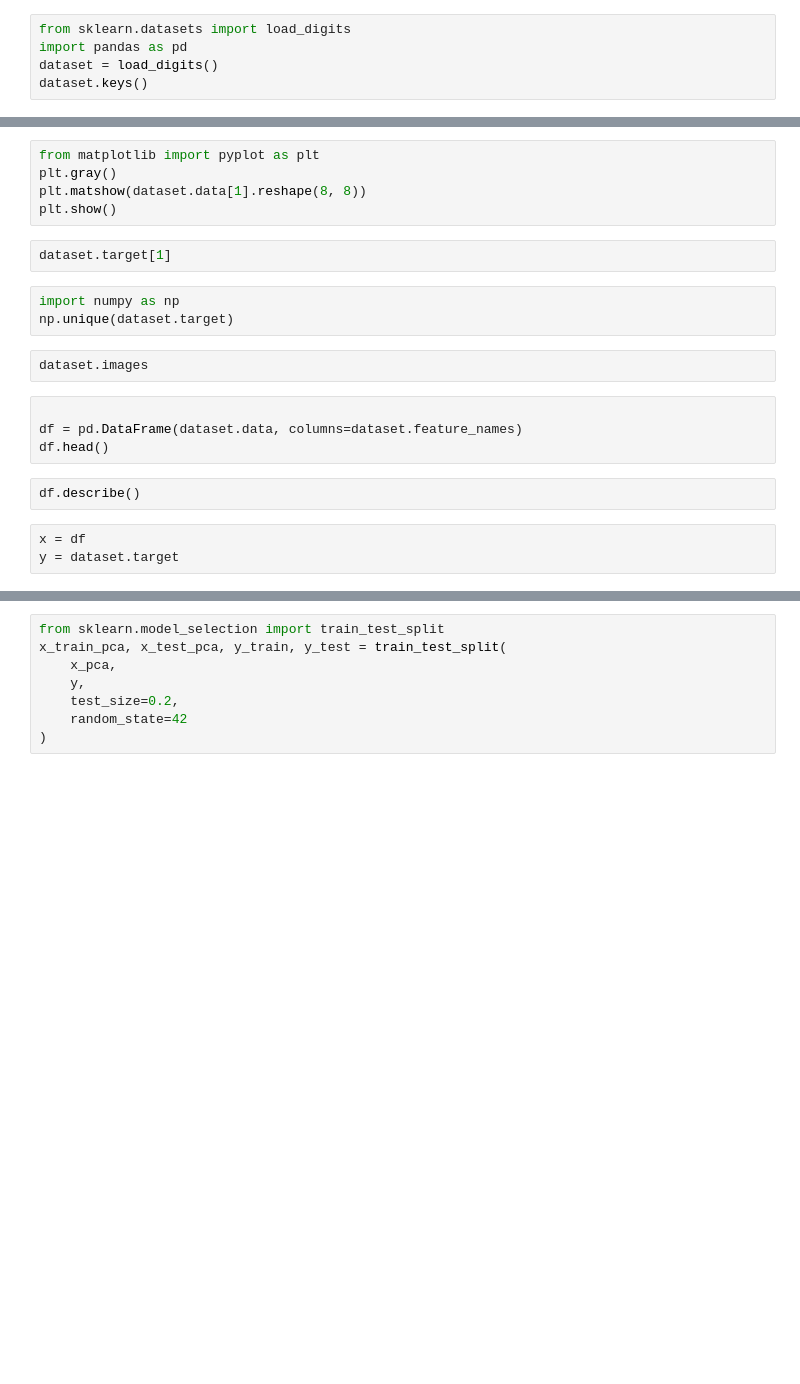
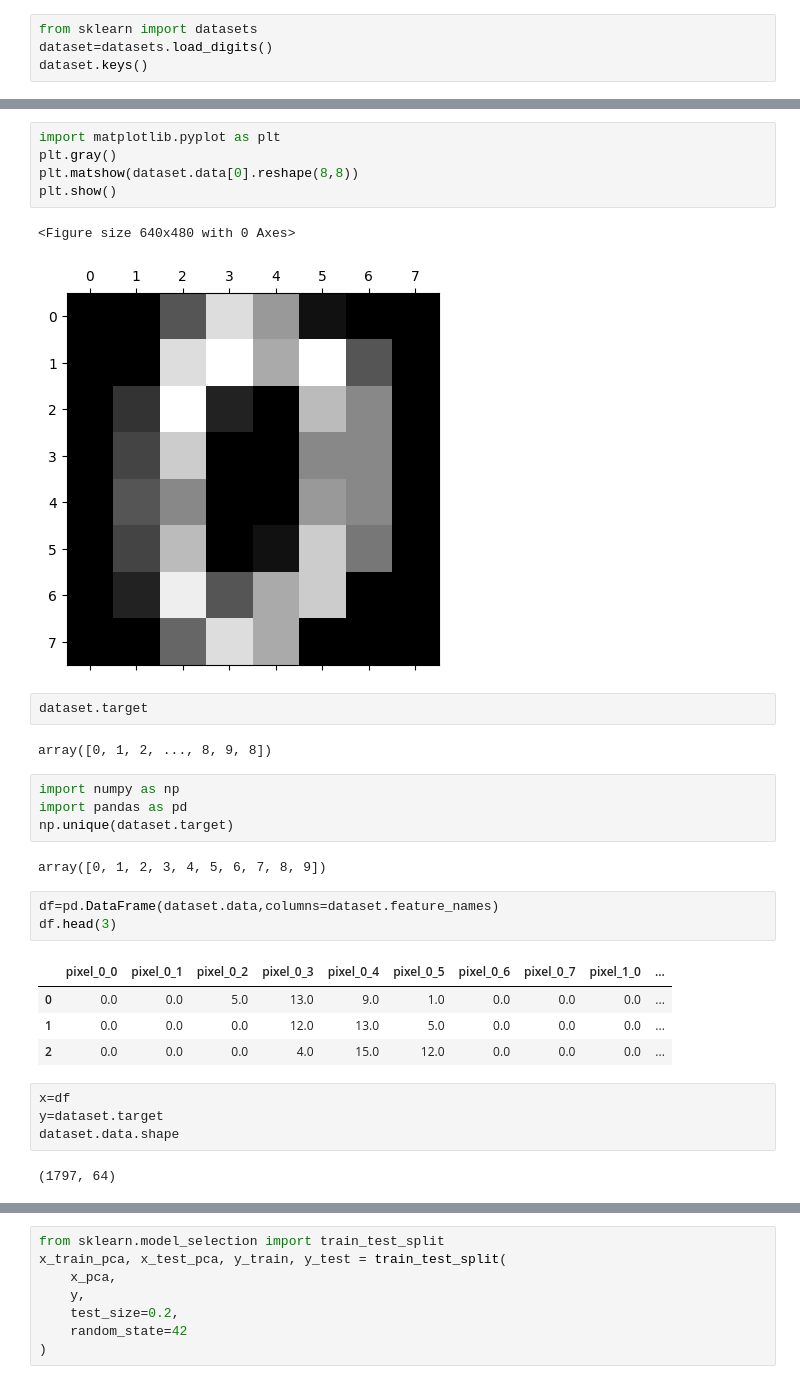
Before and after one commit to Akash-Adak/Machine-Learning, a Jupyter notebook: PCA.ipynb, the cells around one changed output, grey strips where cells are left out. Cells and saved outputs as stored; diff of their text form; blank space fills up the shorter version.

```diff
--- a/PCA.ipynb
+++ b/PCA.ipynb
@@ -1,7 +1,6 @@
 # %% [markdown]
 <a href="https://colab.research.google.com/github/Akash-Adak/Machine-Learning/blob/main/PCA.ipynb" target="_parent"><img src="https://colab.research.google.com/assets/colab-badge.svg" alt="Open In Colab"/></a>
 # %%
-from sklearn.datasets import load_digits
-import pandas as pd
-dataset = load_digits()
+from sklearn import datasets
+dataset=datasets.load_digits()
 dataset.keys()
@@ -14,23 +38,34 @@ dataset.data[0].reshape(8, 8)
 # %%
-from matplotlib import pyplot as plt
+import matplotlib.pyplot as plt
 plt.gray()
-plt.matshow(dataset.data[1].reshape(8, 8))
+plt.matshow(dataset.data[0].reshape(8,8))
 plt.show()
+# %% [output]
+<Figure size 640x480 with 0 Axes>
+[figure, added]
 # %%
-dataset.target[1]
+dataset.target
+# %% [output]
+array([0, 1, 2, ..., 8, 9, 8])
 # %%
 import numpy as np
+import pandas as pd
 np.unique(dataset.target)
+# %% [output]
+array([0, 1, 2, 3, 4, 5, 6, 7, 8, 9])
-# %%
-dataset.images
 # %%
-
-df = pd.DataFrame(dataset.data, columns=dataset.feature_names)
-df.head()
+df=pd.DataFrame(dataset.data,columns=dataset.feature_names)
+df.head(3)
+# %% [output]
+|  | pixel_0_0 | pixel_0_1 | pixel_0_2 | pixel_0_3 | pixel_0_4 | pixel_0_5 | pixel_0_6 | pixel_0_7 | pixel_1_0 | ... |
+| 0 | 0.0 | 0.0 | 5.0 | 13.0 | 9.0 | 1.0 | 0.0 | 0.0 | 0.0 | ... |
+| 1 | 0.0 | 0.0 | 0.0 | 12.0 | 13.0 | 5.0 | 0.0 | 0.0 | 0.0 | ... |
+| 2 | 0.0 | 0.0 | 0.0 | 4.0 | 15.0 | 12.0 | 0.0 | 0.0 | 0.0 | ... |
-# %%
-df.describe()
 # %%
-x = df
-y = dataset.target
+x=df
+y=dataset.target
+dataset.data.shape
+# %% [output]
+(1797, 64)
 # %%
 from sklearn.preprocessing import StandardScaler
```
Also changed, not shown: parts of 18 cells of this notebook.
